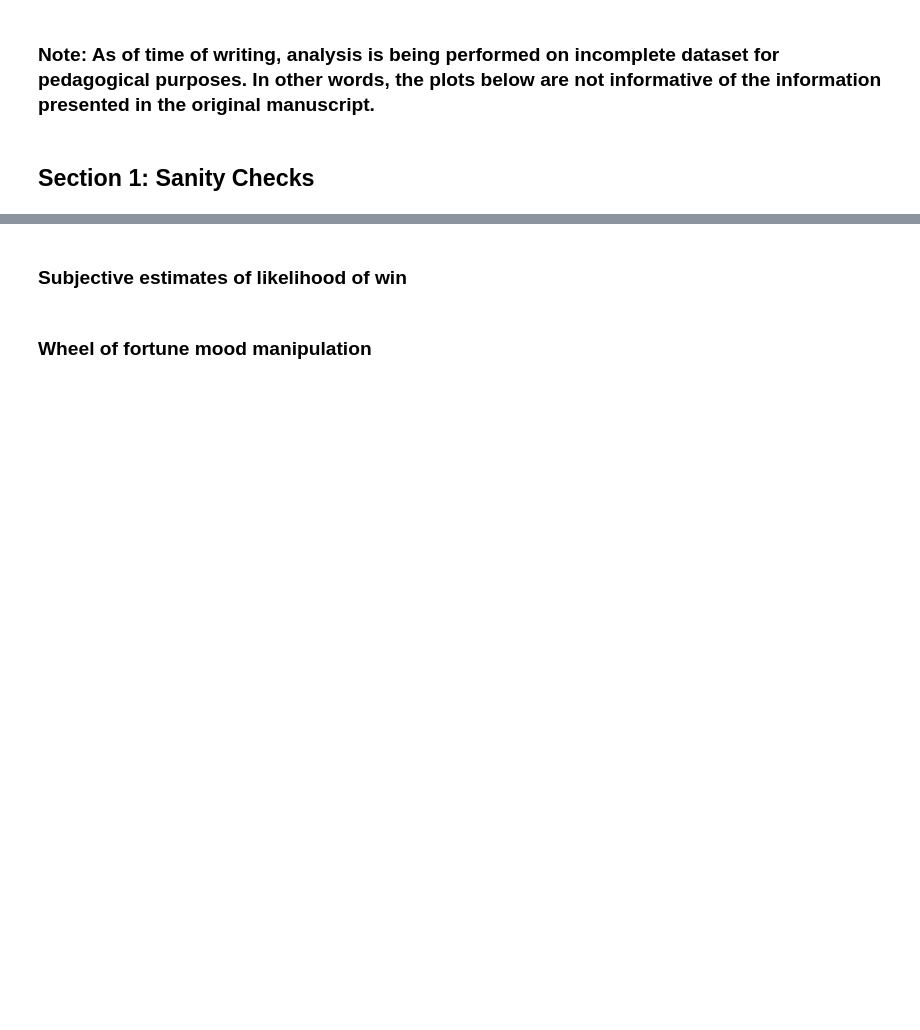
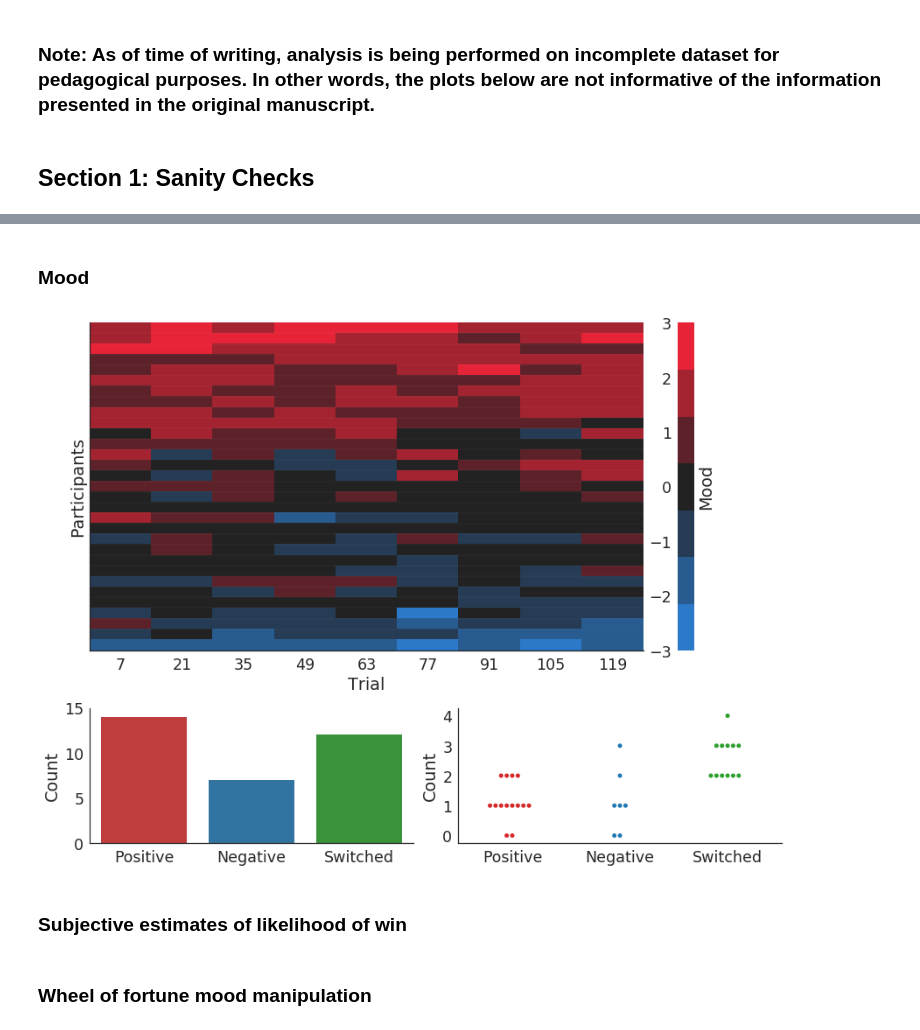
Before and after one commit to szorowi1/pni-rotations, a Jupyter notebook: primary_analysis.ipynb, the cells around one changed output, grey strips where cells are left out. Drawn from its saved outputs; the diff is of its cells as text; code cells hidden in the pictures; blank space fills up the shorter version.

```diff
--- a/primary_analysis.ipynb
+++ b/primary_analysis.ipynb
@@ -40,3 +139,76 @@ plt.tight_layout()
+# %% [markdown]
+### Mood
+# %%
+#~~~~~~~~~~~~~~~~~~~~~~~~~~~~~~~~~~~~~~~~~~#
+### Prepare data.
+#~~~~~~~~~~~~~~~~~~~~~~~~~~~~~~~~~~~~~~~~~~#
+
+## Subset data.
+mood = ratings[ratings.Variable=='Mood'].copy()
+
+## Define metadata.
+n_subjects = mood.Datetime.unique().size
+trials = np.unique( (mood.Block-1) * 42 + mood.Trial)
+n_trials = trials.size
+
+mood = mood.Rating.values.reshape(n_subjects, n_trials)
+
+## Sort.
+sort_ix = np.argsort(mood.mean(axis=-1))
+mood = mood[sort_ix[::-1]]
+
+#~~~~~~~~~~~~~~~~~~~~~~~~~~~~~~~~~~~~~~~~~~#
+### Count.
+#~~~~~~~~~~~~~~~~~~~~~~~~~~~~~~~~~~~~~~~~~~#
+
+## Bin participants.
+positive_only = np.all(mood >= 0, axis=-1)
+negative_only = np.all(mood <= 0, axis=-1)
+switched_sign = np.any(mood > 0, axis=-1) * np.any(mood < 0, axis=-1)
+
+## Compute range.
+mood_range = np.ptp(mood, axis=-1)
+
+## Convert to DataFrame.
+clusters = DataFrame(dict(Positive = positive_only,
+                          Negative = negative_only,
+                          Switched = switched_sign,
+                          Range = mood_range))
+
+clusters = clusters.melt(id_vars='Range', var_name='Cluster')
+clusters = clusters[clusters.value]
+
+#~~~~~~~~~~~~~~~~~~~~~~~~~~~~~~~~~~~~~~~~~~#
+### Plotting.
+#~~~~~~~~~~~~~~~~~~~~~~~~~~~~~~~~~~~~~~~~~~#
+
+## Initialize canvas.
+fig = plt.figure(figsize=(12,9))
+
+## Plot.
+ax = plt.subplot2grid((3,2),(0,0),colspan=2,rowspan=2)
+cmap = sns.diverging_palette(250, 10, s=90, l=50, n=7, center="dark")
+sns.heatmap(mood, vmin=-3, vmax=3, cmap=cmap, cbar_kws=dict(label='Mood'), ax=ax)
+ax.hlines(np.arange(n_subjects), 0, n_trials, lw=0.05, color='w')
+ax.set(xticklabels=trials, xlabel='Trial', yticks=[], ylabel='Participants')
+
+## Plot countplot.
+ax = plt.subplot2grid((3,2),(2,0))
+palette = ['#d62728', '#1f77b4', '#2ca02c']
+sns.countplot('Cluster', data=clusters, order=['Positive','Negative','Switched'],
+              palette=palette, ax=ax)
+ax.set(yticks=np.linspace(0,15,4), xlabel='', ylabel='Count')
+
+## Plot stripplot.
+ax = plt.subplot2grid((3,2),(2,1))
+sns.swarmplot('Cluster', 'Range', data=clusters, order=['Positive','Negative','Switched'],
+              palette=palette, ax=ax)
+ax.set(yticks=np.arange(clusters.Range.max()+1), xlabel='', ylabel='Count')
+
+sns.despine()
+plt.tight_layout()
+# %% [output]
+[figure, added]
 # %% [markdown]
 ### Subjective estimates of likelihood of win
 # %%
```
Also changed, not shown: parts of 7 cells of this notebook, 2 other files.
